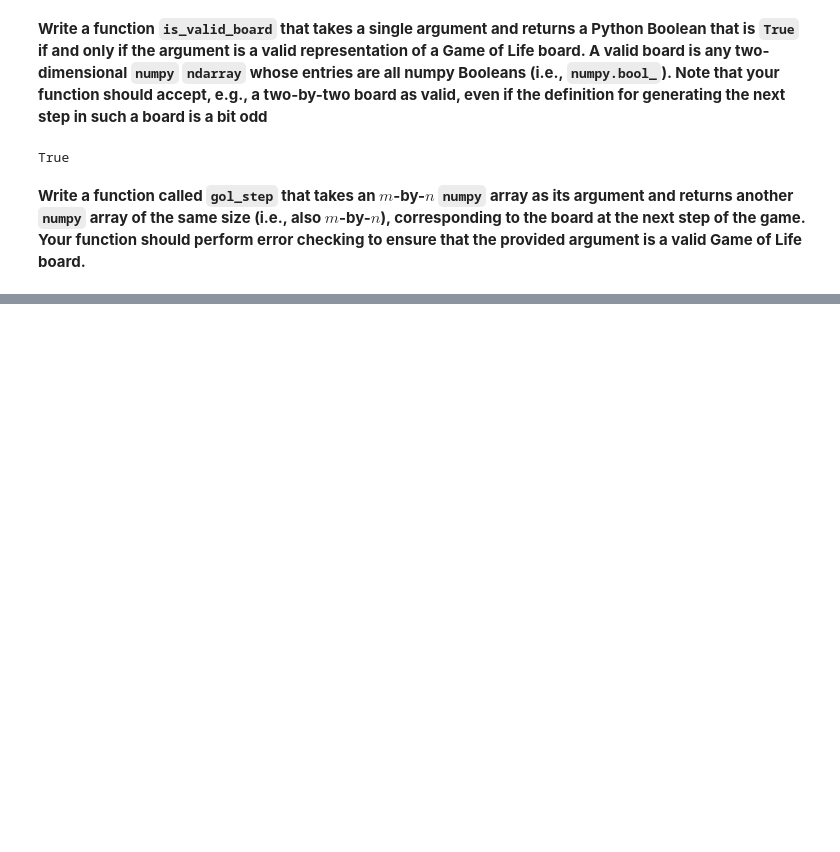
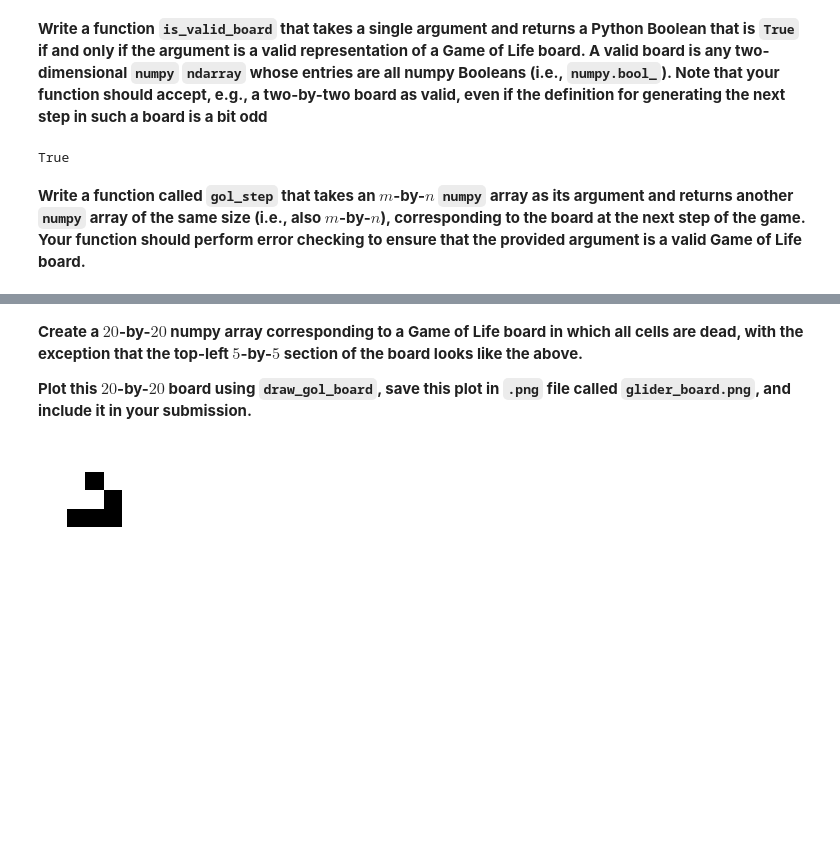
Before and after one commit to Stochastic1017/STAT_606, a Jupyter notebook: ssudhir2_hw6/ssudhir2_hw6.ipynb, the cells around one changed output, grey strips where cells are left out. Saved outputs shown, nothing was run; the diff lists cells and outputs as text; code cells hidden in the pictures; blank space fills up the shorter version.

```diff
--- a/ssudhir2_hw6/ssudhir2_hw6.ipynb
+++ b/ssudhir2_hw6/ssudhir2_hw6.ipynb
@@ -546,0 +546,14 @@ plt.get_cmap()
+# %% [markdown]
+**Create a $20$-by-$20$ numpy array corresponding to a Game of Life board in which all cells are dead, with the exception that the top-left $5$-by-$5$ section of the board looks like the above.**
+
+**Plot this $20$-by-$20$ board using `draw_gol_board`, save this plot in `.png` file called `glider_board.png`, and include it in your submission.**
+# %%
+big_M = np.zeros((20, 20))
+
+for i in range(M.shape[0]):
+    for j in range(M.shape[1]):
+        big_M[i, j] = M[i, j]
+
+draw_gol_board(big_M)
+# %% [output]
+[figure, added]
```
Also changed, not shown: parts of 12 cells of this notebook, 2 other files.
